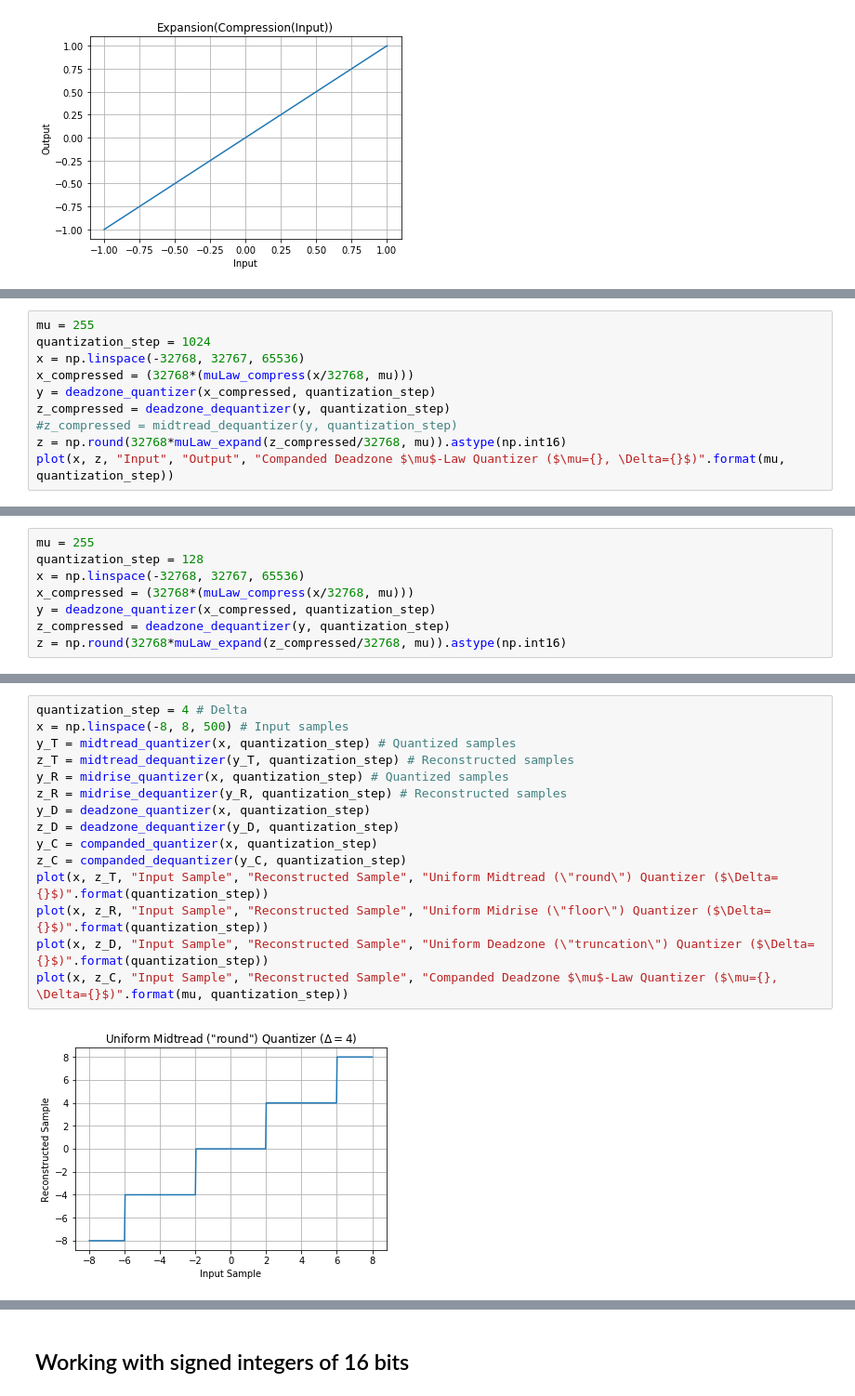
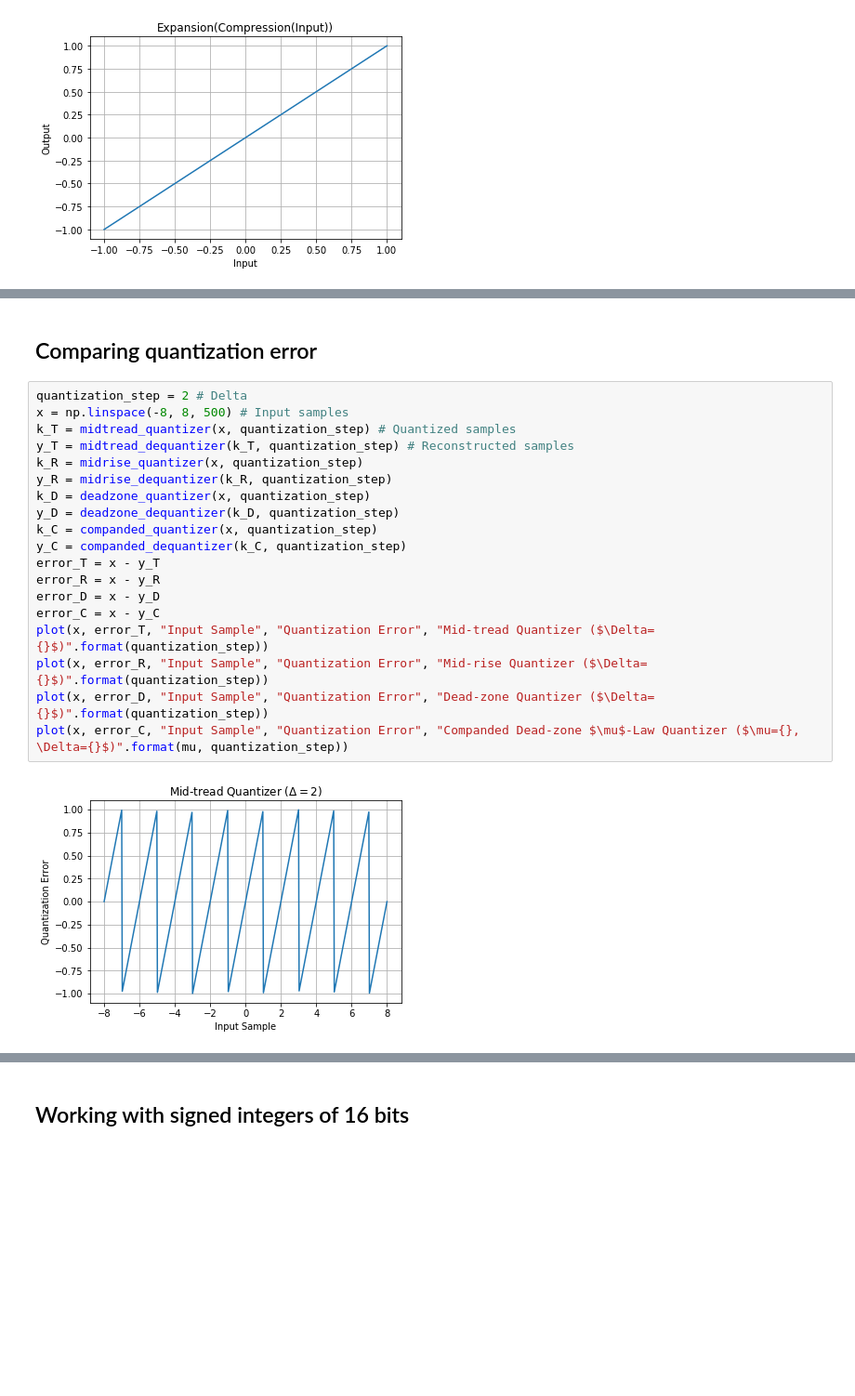
Before and after one commit to Tecnologias-multimedia/Tecnologias-multimedia.github.io, a Jupyter notebook: study_guide/quantization/graphics/quantization.ipynb, the cells around one changed output, grey strips where cells are left out. Shown at 93% size. Drawn from its saved outputs; the diff is of its cells as text; blank space fills up the shorter version.

```diff
--- a/study_guide/quantization/graphics/quantization.ipynb
+++ b/study_guide/quantization/graphics/quantization.ipynb
@@ -124,10 +196,0 @@ def companded_dequantizer(y, quantization_step):
-# %%
-mu = 255
-quantization_step = 1024
-x = np.linspace(-32768, 32767, 65536)
-x_compressed = (32768*(muLaw_compress(x/32768, mu)))
-y = deadzone_quantizer(x_compressed, quantization_step)
-z_compressed = deadzone_dequantizer(y, quantization_step)
-#z_compressed = midtread_dequantizer(y, quantization_step)
-z = np.round(32768*muLaw_expand(z_compressed/32768, mu)).astype(np.int16)
-plot(x, z, "Input", "Output", "Companded Deadzone $\mu$-Law Quantizer ($\mu={}, \Delta={}$)".format(mu, quantization_step))
@@ -136,9 +197 @@ plot(x, z, "Input", "Output", "Companded Deadzone $\mu$-Law Quantizer ($\mu={},
-# %%
-mu = 255
-quantization_step = 128
-x = np.linspace(-32768, 32767, 65536)
-x_compressed = (32768*(muLaw_compress(x/32768, mu)))
-y = deadzone_quantizer(x_compressed, quantization_step)
-z_compressed = deadzone_dequantizer(y, quantization_step)
-z = np.round(32768*muLaw_expand(z_compressed/32768, mu)).astype(np.int16)
 # %% [markdown]
@@ -206,17 +299,23 @@ plot(x, z_C, "Input Sample", "Reconstructed Sample", "Companded Deadzone $\mu$-L
+# %% [markdown]
+## Comparing quantization error
 # %%
-quantization_step = 4 # Delta
+quantization_step = 2 # Delta
 x = np.linspace(-8, 8, 500) # Input samples
-y_T = midtread_quantizer(x, quantization_step) # Quantized samples
-z_T = midtread_dequantizer(y_T, quantization_step) # Reconstructed samples
-y_R = midrise_quantizer(x, quantization_step) # Quantized samples
-z_R = midrise_dequantizer(y_R, quantization_step) # Reconstructed samples
-y_D = deadzone_quantizer(x, quantization_step)
-z_D = deadzone_dequantizer(y_D, quantization_step)
-y_C = companded_quantizer(x, quantization_step)
-z_C = companded_dequantizer(y_C, quantization_step)
-plot(x, z_T, "Input Sample", "Reconstructed Sample", "Uniform Midtread (\"round\") Quantizer ($\Delta={}$)".format(quantization_step))
-plot(x, z_R, "Input Sample", "Reconstructed Sample", "Uniform Midrise (\"floor\") Quantizer ($\Delta={}$)".format(quantization_step))
-plot(x, z_D, "Input Sample", "Reconstructed Sample", "Uniform Deadzone (\"truncation\") Quantizer ($\Delta={}$)".format(quantization_step))
-plot(x, z_C, "Input Sample", "Reconstructed Sample", "Companded Deadzone $\mu$-Law Quantizer ($\mu={}, \Delta={}$)".format(mu, quantization_step))
+k_T = midtread_quantizer(x, quantization_step) # Quantized samples
+y_T = midtread_dequantizer(k_T, quantization_step) # Reconstructed samples
+k_R = midrise_quantizer(x, quantization_step)
+y_R = midrise_dequantizer(k_R, quantization_step)
+k_D = deadzone_quantizer(x, quantization_step)
+y_D = deadzone_dequantizer(k_D, quantization_step)
+k_C = companded_quantizer(x, quantization_step)
+y_C = companded_dequantizer(k_C, quantization_step)
+error_T = x - y_T
+error_R = x - y_R
+error_D = x - y_D
+error_C = x - y_C
+plot(x, error_T, "Input Sample", "Quantization Error", "Mid-tread Quantizer ($\Delta={}$)".format(quantization_step))
+plot(x, error_R, "Input Sample", "Quantization Error", "Mid-rise Quantizer ($\Delta={}$)".format(quantization_step))
+plot(x, error_D, "Input Sample", "Quantization Error", "Dead-zone Quantizer ($\Delta={}$)".format(quantization_step))
+plot(x, error_C, "Input Sample", "Quantization Error", "Companded Dead-zone $\mu$-Law Quantizer ($\mu={}, \Delta={}$)".format(mu, quantization_step))
 # %% [output]
-[figure, old version]
+[figure, new version]
```
Also changed, not shown: parts of 46 cells of this notebook, 1 other file.
